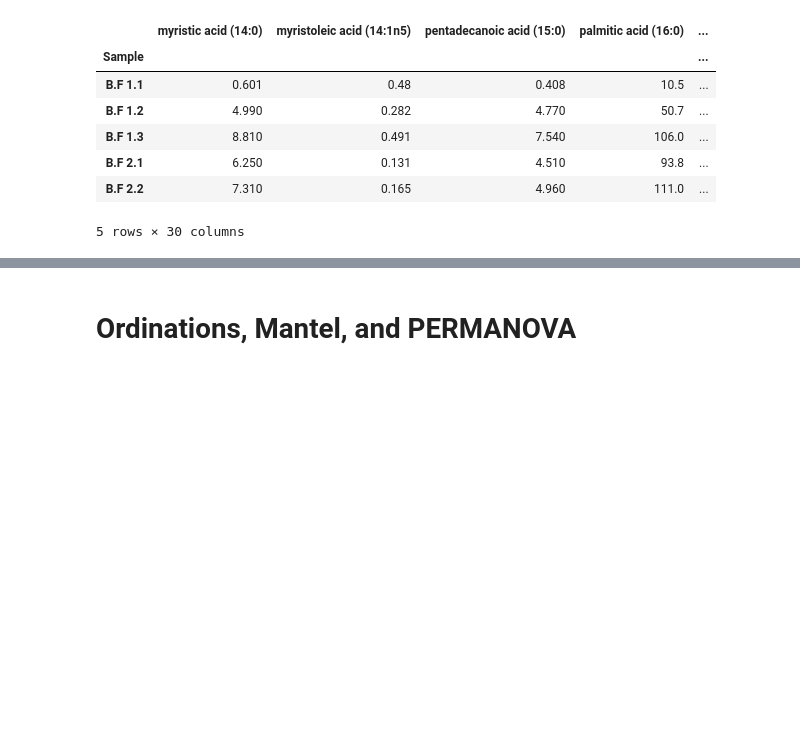
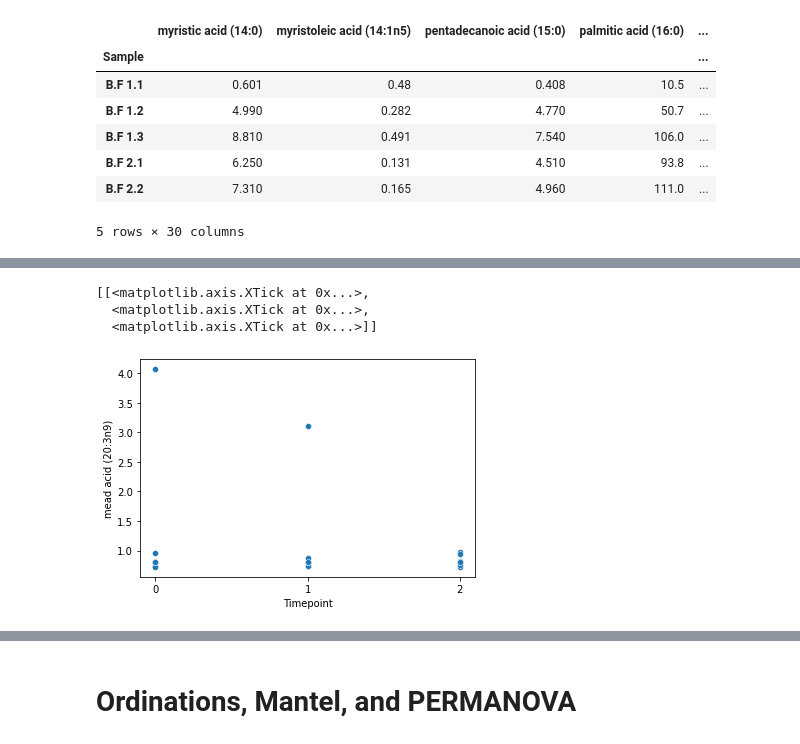
Before and after one commit to sterrettJD/Breastfed-Neonates, a Jupyter notebook: Metabolome.ipynb, the cells around one changed output, grey strips where cells are left out. Cells and saved outputs as stored; diff of their text form; code cells hidden in the pictures; blank space fills up the shorter version.

```diff
--- a/Metabolome.ipynb
+++ b/Metabolome.ipynb
@@ -81,3 +98,12 @@ plt.scatter(y=metabo["mead acid (20:3n9)"], x=metadata["Timepoint"])
+# %%
+ax = sns.scatterplot(y=metabo["mead acid (20:3n9)"], x=metadata["Timepoint"])
+
+ax.set(xticks=[0,1,2])
+# %% [output]
+[[<matplotlib.axis.XTick at 0x...>,
+  <matplotlib.axis.XTick at 0x...>,
+  <matplotlib.axis.XTick at 0x...>]]
+[figure, added]
 # %%
 pear_time_volc = pd.DataFrame(index=metabo.columns, columns=["p","r"])
 
```
Also changed, not shown: parts of 28 cells of this notebook.
